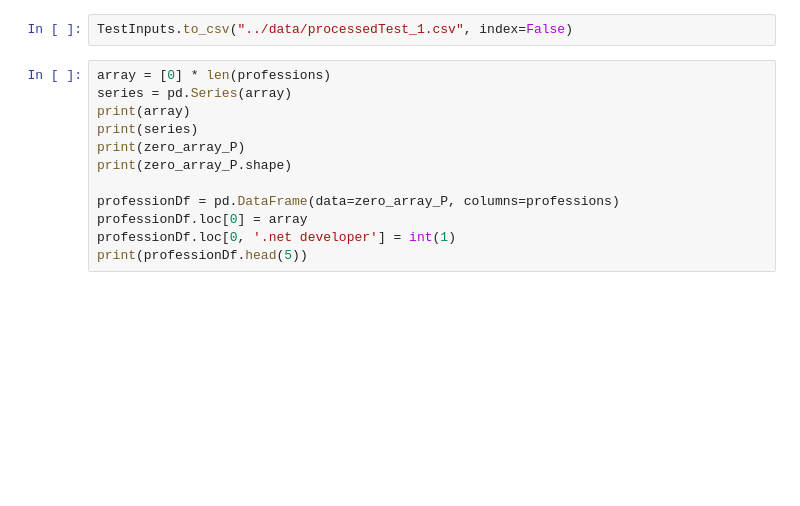
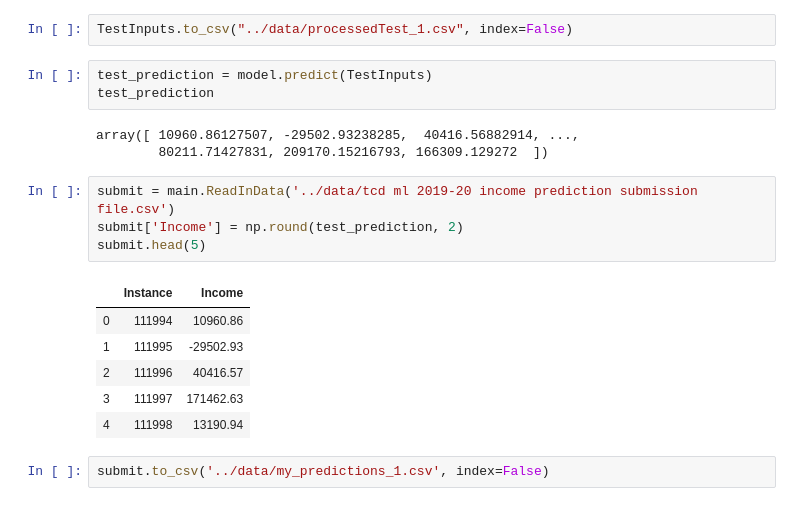
Before and after one commit to calebteo/CS7CS4-A1, a Jupyter notebook: src/Assignment_1.ipynb, the cells around one changed output. Drawn from its saved outputs; the diff is of its cells as text; blank space fills up the shorter version.

Commit message:
First prediction done

```diff
--- a/src/Assignment_1.ipynb
+++ b/src/Assignment_1.ipynb
@@ -410,15 +432,22 @@ Index(['Year of Record', 'Age', 'Size of City', 'Wears Glasses',
       dtype='object', length=1506)
 # %%
 TestInputs.to_csv("../data/processedTest_1.csv", index=False)
-# %%
-array = [0] * len(professions)
-series = pd.Series(array)
-print(array)
-print(series)
-print(zero_array_P)
-print(zero_array_P.shape)
-
-professionDf = pd.DataFrame(data=zero_array_P, columns=professions)
-professionDf.loc[0] = array
-professionDf.loc[0, '.net developer'] = int(1)
-print(professionDf.head(5))
+# %%
+test_prediction = model.predict(TestInputs)
+test_prediction
+# %% [output]
+array([ 10960.86127507, -29502.93238285,  40416.56882914, ...,
+        80211.71427831, 209170.15216793, 166309.129272  ])
+# %%
+submit = main.ReadInData('../data/tcd ml 2019-20 income prediction submission file.csv')
+submit['Income'] = np.round(test_prediction, 2)
+submit.head(5)
+# %% [output]
+|  | Instance | Income |
+| 0 | 111994 | 10960.86 |
+| 1 | 111995 | -29502.93 |
+| 2 | 111996 | 40416.57 |
+| 3 | 111997 | 171462.63 |
+| 4 | 111998 | 13190.94 |
+# %%
+submit.to_csv('../data/my_predictions_1.csv', index=False)
```
Also changed, not shown: parts of 3 cells of this notebook, 1 other file.
